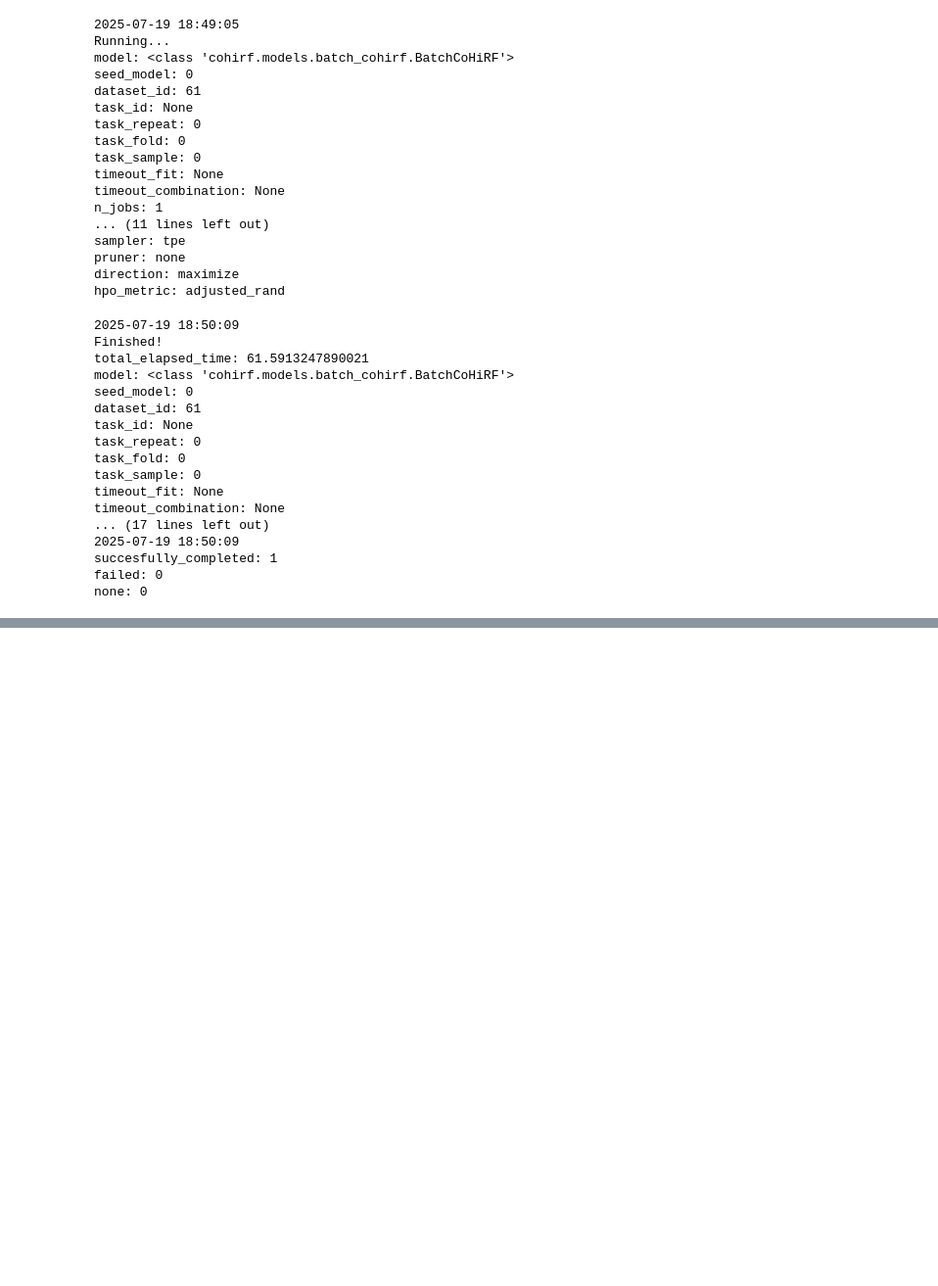
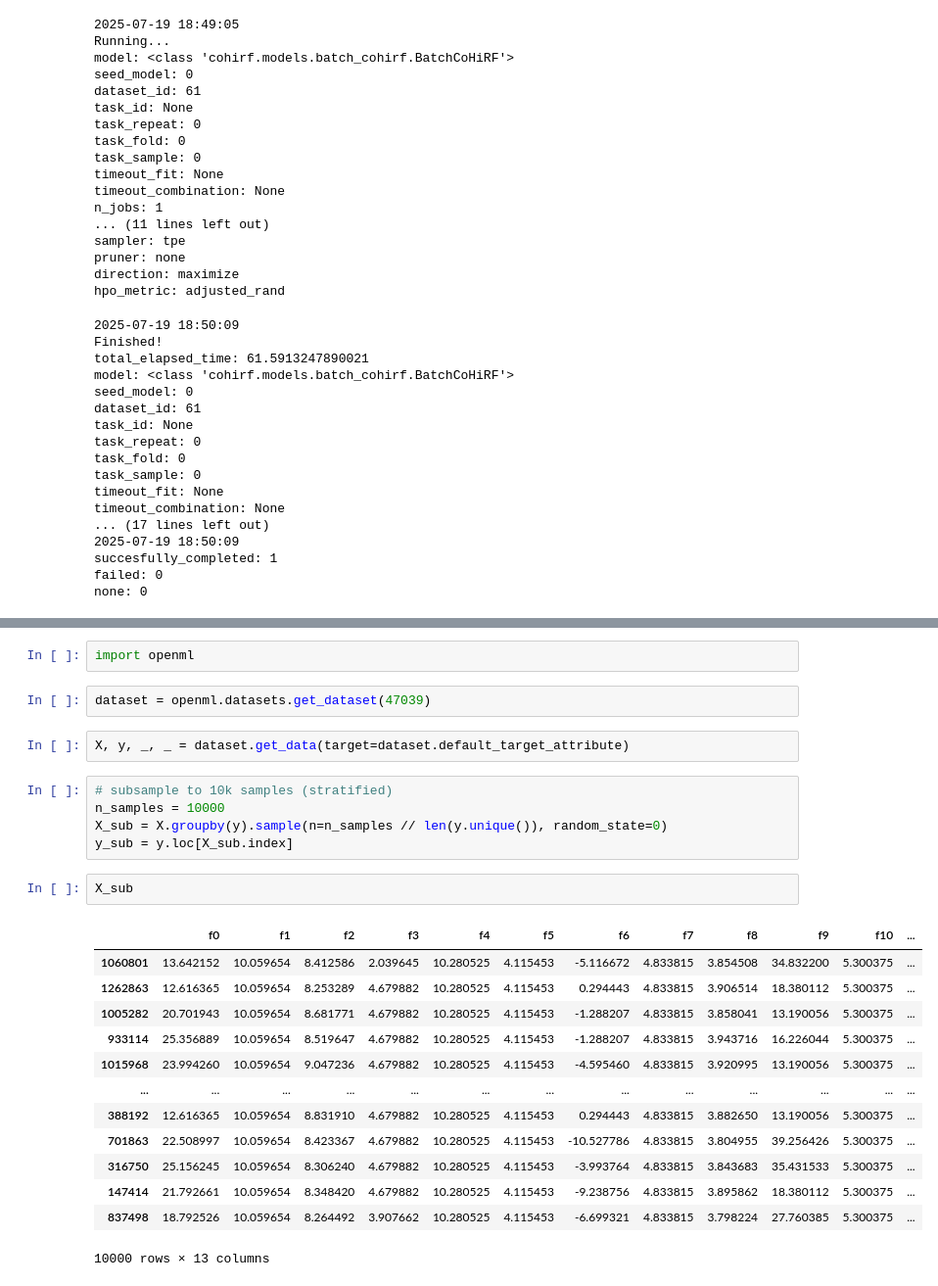
Before and after one commit to BrunoBelucci/cohirf, a Jupyter notebook: development_notebooks/real.ipynb, the cells around one changed output, grey strips where cells are left out. Shown at 98% size. Drawn from its saved outputs; the diff is of its cells as text; blank space fills up the shorter version.

```diff
--- a/development_notebooks/real.ipynb
+++ b/development_notebooks/real.ipynb
@@ -181,0 +243,27 @@ none: 0
+# %%
+import openml
+# %%
+dataset = openml.datasets.get_dataset(47039)
+# %%
+X, y, _, _ = dataset.get_data(target=dataset.default_target_attribute)
+# %%
+# subsample to 10k samples (stratified)
+n_samples = 10000
+X_sub = X.groupby(y).sample(n=n_samples // len(y.unique()), random_state=0)
+y_sub = y.loc[X_sub.index]
+# %%
+X_sub
+# %% [output]
+|  | f0 | f1 | f2 | f3 | f4 | f5 | f6 | f7 | f8 | f9 | f10 | ... |
+| 1060801 | 13.642152 | 10.059654 | 8.412586 | 2.039645 | 10.280525 | 4.115453 | -5.116672 | 4.833815 | 3.854508 | 34.832200 | 5.300375 | ... |
+| 1262863 | 12.616365 | 10.059654 | 8.253289 | 4.679882 | 10.280525 | 4.115453 | 0.294443 | 4.833815 | 3.906514 | 18.380112 | 5.300375 | ... |
+| 1005282 | 20.701943 | 10.059654 | 8.681771 | 4.679882 | 10.280525 | 4.115453 | -1.288207 | 4.833815 | 3.858041 | 13.190056 | 5.300375 | ... |
+| 933114 | 25.356889 | 10.059654 | 8.519647 | 4.679882 | 10.280525 | 4.115453 | -1.288207 | 4.833815 | 3.943716 | 16.226044 | 5.300375 | ... |
+| 1015968 | 23.994260 | 10.059654 | 9.047236 | 4.679882 | 10.280525 | 4.115453 | -4.595460 | 4.833815 | 3.920995 | 13.190056 | 5.300375 | ... |
+| ... | ... | ... | ... | ... | ... | ... | ... | ... | ... | ... | ... | ... |
+| 388192 | 12.616365 | 10.059654 | 8.831910 | 4.679882 | 10.280525 | 4.115453 | 0.294443 | 4.833815 | 3.882650 | 13.190056 | 5.300375 | ... |
+| 701863 | 22.508997 | 10.059654 | 8.423367 | 4.679882 | 10.280525 | 4.115453 | -10.527786 | 4.833815 | 3.804955 | 39.256426 | 5.300375 | ... |
+| 316750 | 25.156245 | 10.059654 | 8.306240 | 4.679882 | 10.280525 | 4.115453 | -3.993764 | 4.833815 | 3.843683 | 35.431533 | 5.300375 | ... |
+| 147414 | 21.792661 | 10.059654 | 8.348420 | 4.679882 | 10.280525 | 4.115453 | -9.238756 | 4.833815 | 3.895862 | 18.380112 | 5.300375 | ... |
+| 837498 | 18.792526 | 10.059654 | 8.264492 | 3.907662 | 10.280525 | 4.115453 | -6.699321 | 4.833815 | 3.798224 | 27.760385 | 5.300375 | ... |
+10000 rows × 13 columns
```
Also changed, not shown: parts of 11 cells of this notebook, 14 other files.
